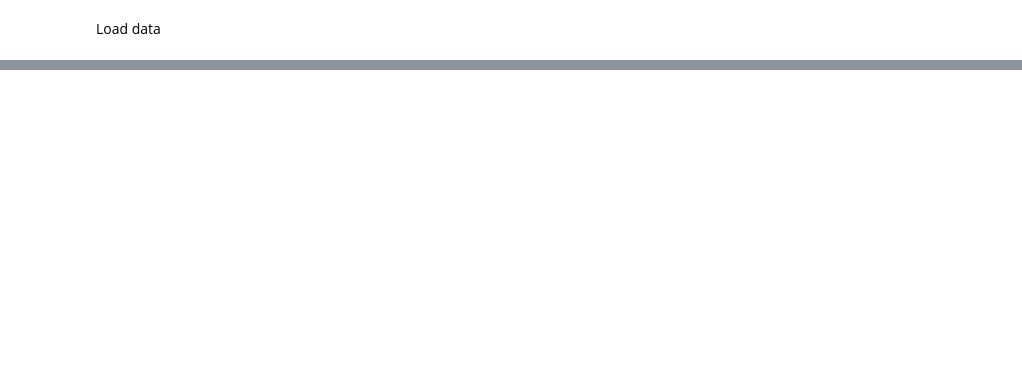
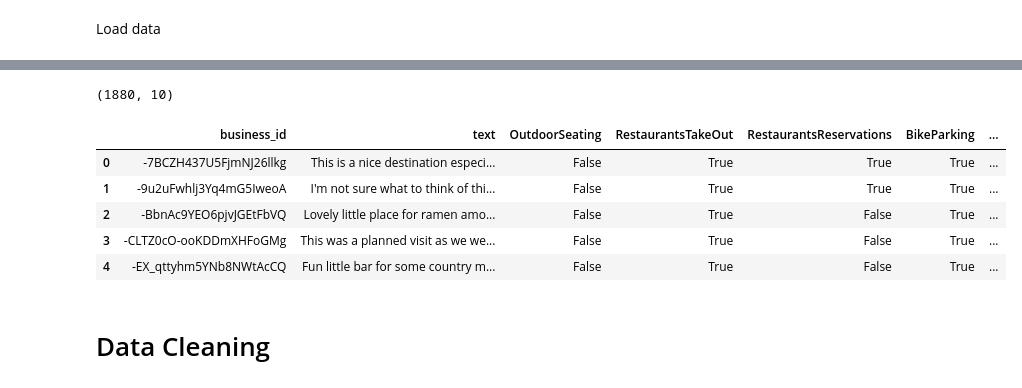
Before and after one commit to pati-dev/text-multi-label, a Jupyter notebook: attributes_from_text.ipynb, the cells around one changed output, grey strips where cells are left out. Cells and saved outputs as stored; diff of their text form; code cells hidden in the pictures; blank space fills up the shorter version.

```diff
--- a/attributes_from_text.ipynb
+++ b/attributes_from_text.ipynb
@@ -80,0 +86,14 @@ finalDF = reviewsDF.merge(featuresDF, on='business_id')
+# %%
+finalDF = reviewsDF.merge(featuresDF, on='business_id')
+print(finalDF.shape)
+finalDF.head()
+# %% [output]
+(1880, 10)
+|  | business_id | text | OutdoorSeating | RestaurantsTakeOut | RestaurantsReservations | BikeParking | ... |
+| 0 | -7BCZH437U5FjmNJ26llkg | This is a nice destination especi... | False | True | True | True | ... |
+| 1 | -9u2uFwhlj3Yq4mG5IweoA | I'm not sure what to think of thi... | False | True | True | True | ... |
+| 2 | -BbnAc9YEO6pjvJGEtFbVQ | Lovely little place for ramen amo... | False | True | False | True | ... |
+| 3 | -CLTZ0cO-ooKDDmXHFoGMg | This was a planned visit as we we... | False | True | False | True | ... |
+| 4 | -EX_qttyhm5YNb8NWtAcCQ | Fun little bar for some country m... | False | True | False | True | ... |
+# %% [markdown]
+# Data Cleaning
```
Also changed, not shown: parts of 40 cells of this notebook.
